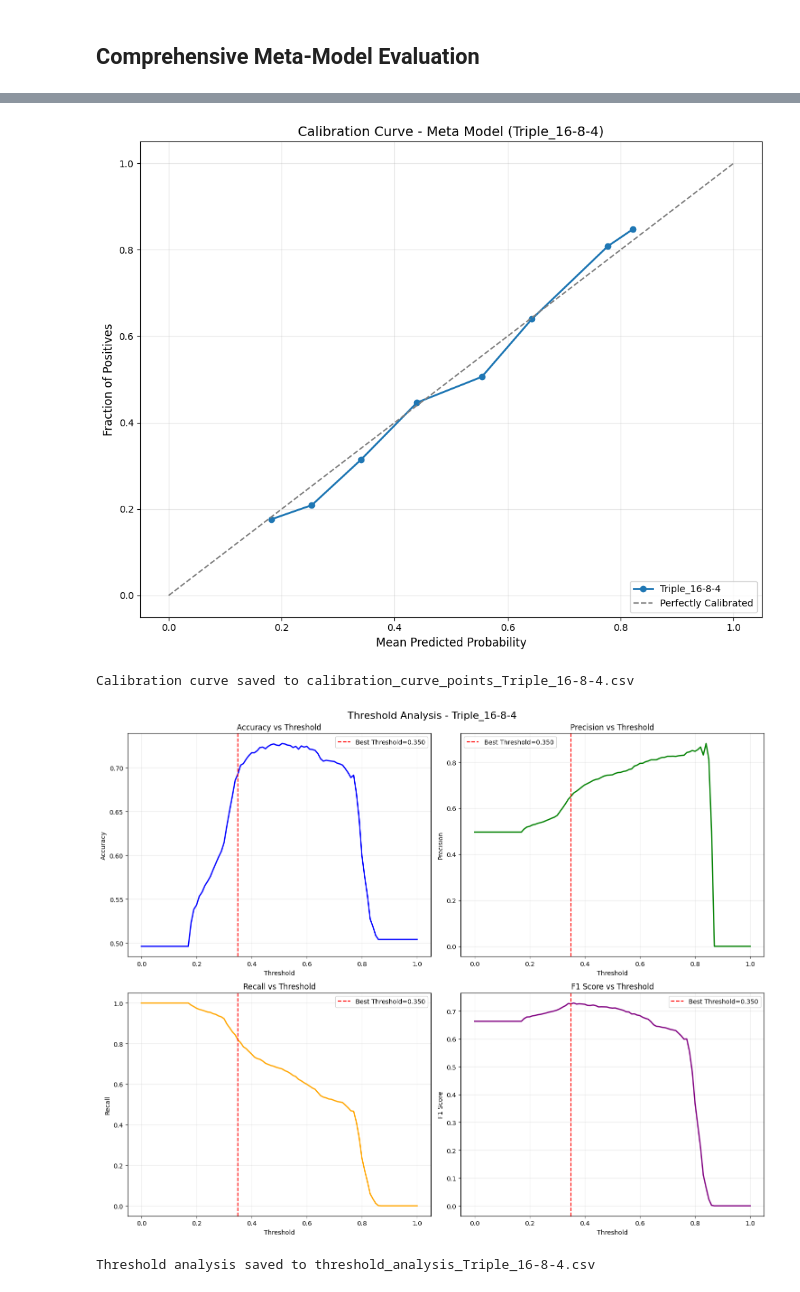
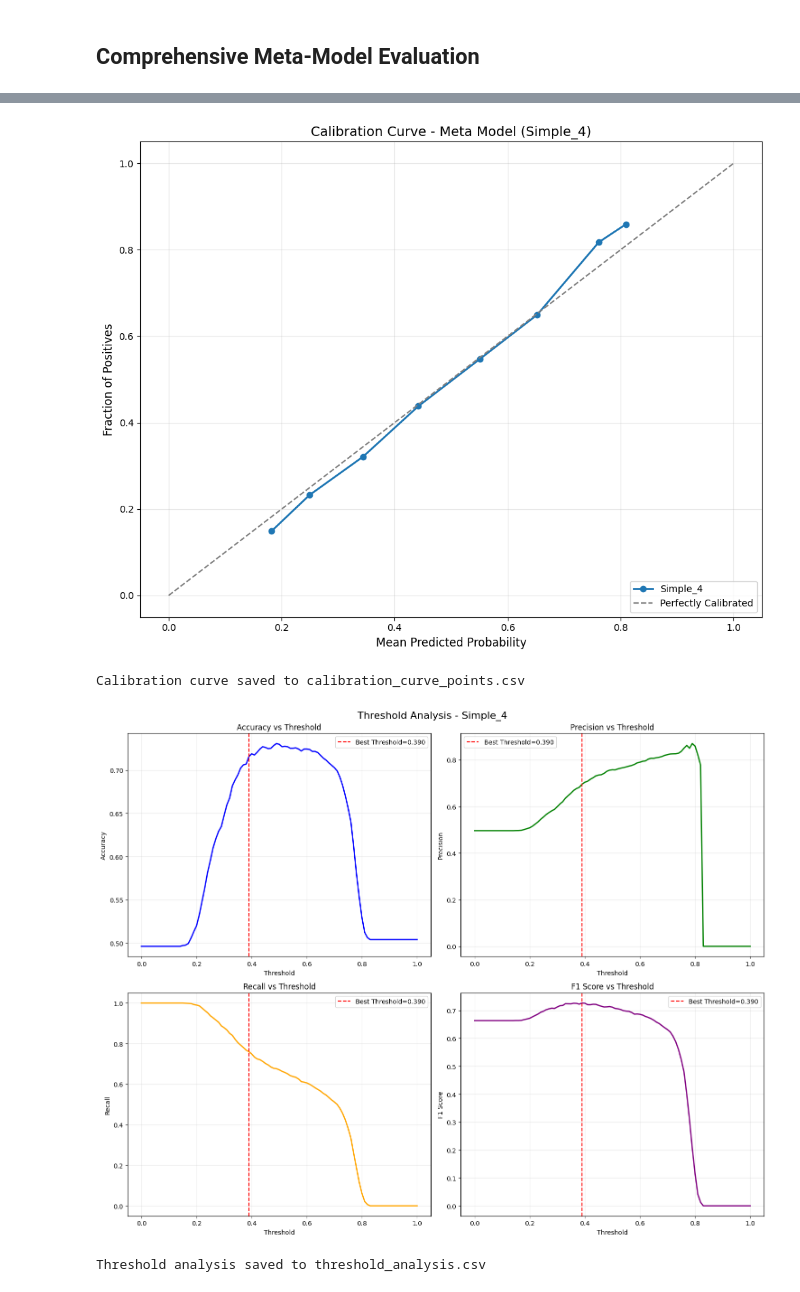
Before and after one commit to AhmedRafid3S5/Hybrid-CVD-Model, a Jupyter notebook: Saved Models Retrain/model B without agb/meta_model_retrain_model_B_withoutAGB.ipynb, the cells around one changed output, grey strips where cells are left out. Cells and saved outputs as stored; diff of their text form; code cells hidden in the pictures.

```diff
--- a/Saved Models Retrain/model B without agb/meta_model_retrain_model_B_withoutAGB.ipynb
+++ b/Saved Models Retrain/model B without agb/meta_model_retrain_model_B_withoutAGB.ipynb
@@ -396,23 +392,19 @@ All models saved successfully!
 # %% [markdown]
 ## Comprehensive Meta-Model Evaluation
 # %%
-# Identify the best model from all configurations based on PR-AUC
-best_model_name = results_df.iloc[0]['Configuration']  # Already sorted by PR-AUC descending
-print(f"Best performing model: {best_model_name}")
-print(f"PR-AUC: {results_df.iloc[0]['PR-AUC']:.4f}")
-print(f"ROC-AUC: {results_df.iloc[0]['ROC-AUC']:.4f}")
-print(f"F1 Score: {results_df.iloc[0]['F1']:.4f}")
+# Evaluate Simple_4 model
+model_name = 'Simple_4'
+print(f"Evaluating model: {model_name}")
 print("\n" + "="*80)
 
-# Get predictions from the best model
-best_model = model_container[best_model_name]
+# Get predictions from Simple_4 model
+best_model = model_container[model_name]
 y_pred_proba = best_model.predict(X_test_meta).flatten()
 
 # Use best threshold from training results
-best_threshold = results[best_model_name]['Best_Threshold']
+best_threshold = results[model_name]['Best_Threshold']
 y_pred = (y_pred_proba >= best_threshold).astype(int)
 
-print(f"\nUsing model: {best_model_name}")
 print(f"Best Threshold: {best_threshold:.4f}")
 print(f"Predictions shape: {y_pred.shape}")
 print(f"Test labels shape: {y_test_meta.shape}")
@@ -555,15 +542,15 @@ from sklearn.calibration import calibration_curve
 prob_true, prob_pred = calibration_curve(y_test_meta, y_pred_proba, n_bins=10, strategy='uniform')
 
 plt.figure(figsize=(10, 8))
-plt.plot(prob_pred, prob_true, marker='o', linewidth=2, label=f'{best_model_name}')
+plt.plot(prob_pred, prob_true, marker='o', linewidth=2, label='Simple_4')
 plt.plot([0, 1], [0, 1], linestyle='--', color='gray', label='Perfectly Calibrated')
 plt.xlabel('Mean Predicted Probability', fontsize=12)
 plt.ylabel('Fraction of Positives', fontsize=12)
-plt.title(f'Calibration Curve - Meta Model ({best_model_name})', fontsize=14)
+plt.title('Calibration Curve - Meta Model (Simple_4)', fontsize=14)
 plt.legend(loc='lower right', fontsize=10)
 plt.grid(alpha=0.3)
 plt.tight_layout()
-plt.savefig(f'calibration_curve_{best_model_name}.png', dpi=300, bbox_inches='tight')
+plt.savefig('calibration_curve.png', dpi=300, bbox_inches='tight')
 plt.show()
 
 # Save calibration curve to CSV
@@ -571,11 +558,11 @@ calib_df = pd.DataFrame({
     'Mean_Predicted_Probability': prob_pred,
     'Fraction_of_Positives': prob_true
 })
-calib_df.to_csv(f'calibration_curve_points_{best_model_name}.csv', index=False)
-print(f"Calibration curve saved to calibration_curve_points_{best_model_name}.csv")
+calib_df.to_csv('calibration_curve_points.csv', index=False)
+print("Calibration curve saved to calibration_curve_points.csv")
 # %% [output]
-[figure, old version]
+[figure, new version]
-Calibration curve saved to calibration_curve_points_Triple_16-8-4.csv
+Calibration curve saved to calibration_curve_points.csv
 # %%
 # Threshold Analysis - Evaluate metrics across different thresholds
 thresholds_range = np.linspace(0, 1, 101)
@@ -596,7 +583,7 @@ threshold_df = pd.DataFrame(metrics_by_threshold)
 
 # Plot metrics vs threshold
 fig, axes = plt.subplots(2, 2, figsize=(15, 12))
-fig.suptitle(f'Threshold Analysis - {best_model_name}', fontsize=16)
+fig.suptitle('Threshold Analysis - Simple_4', fontsize=16)
 
 axes[0, 0].plot(threshold_df['Threshold'], threshold_df['Accuracy'], 'b-', linewidth=2)
 axes[0, 0].axvline(x=best_threshold, color='r', linestyle='--', label=f'Best Threshold={best_threshold:.3f}')
@@ -608,38 +595,38 @@ axes[0, 0].grid(alpha=0.3)
 
 axes[0, 1].plot(threshold_df['Threshold'], threshold_df['Precision'], 'g-', linewidth=2)
 axes[0, 1].axvline(x=best_threshold, color='r', linestyle='--', label=f'Best Threshold={best_threshold:.3f}')
 axes[0, 1].set_xlabel('Threshold')
 axes[0, 1].set_ylabel('Precision')
 axes[0, 1].set_title('Precision vs Threshold')
 axes[0, 1].legend()
 axes[0, 1].grid(alpha=0.3)
 
 axes[1, 0].plot(threshold_df['Threshold'], threshold_df['Recall'], 'orange', linewidth=2)
 axes[1, 0].axvline(x=best_threshold, color='r', linestyle='--', label=f'Best Threshold={best_threshold:.3f}')
 axes[1, 0].set_xlabel('Threshold')
 axes[1, 0].set_ylabel('Recall')
 axes[1, 0].set_title('Recall vs Threshold')
 axes[1, 0].legend()
 axes[1, 0].grid(alpha=0.3)
 
 axes[1, 1].plot(threshold_df['Threshold'], threshold_df['F1_Score'], 'purple', linewidth=2)
 axes[1, 1].axvline(x=best_threshold, color='r', linestyle='--', label=f'Best Threshold={best_threshold:.3f}')
 axes[1, 1].set_xlabel('Threshold')
 axes[1, 1].set_ylabel('F1 Score')
 axes[1, 1].set_title('F1 Score vs Threshold')
 axes[1, 1].legend()
 axes[1, 1].grid(alpha=0.3)
 
 plt.tight_layout()
-plt.savefig(f'threshold_analysis_{best_model_name}.png', dpi=300, bbox_inches='tight')
+plt.savefig('threshold_analysis.png', dpi=300, bbox_inches='tight')
 plt.show()
 
 # Save threshold analysis to CSV
-threshold_df.to_csv(f'threshold_analysis_{best_model_name}.csv', index=False)
-print(f"Threshold analysis saved to threshold_analysis_{best_model_name}.csv")
+threshold_df.to_csv('threshold_analysis.csv', index=False)
+print("Threshold analysis saved to threshold_analysis.csv")
 # %% [output]
-[figure, old version]
+[figure, new version]
-Threshold analysis saved to threshold_analysis_Triple_16-8-4.csv
+Threshold analysis saved to threshold_analysis.csv
 # %%
 # Comprehensive Metrics Summary
 from sklearn.metrics import matthews_corrcoef, cohen_kappa_score, balanced_accuracy_score
```
Also changed, not shown: parts of 11 cells of this notebook, 45 other files.
